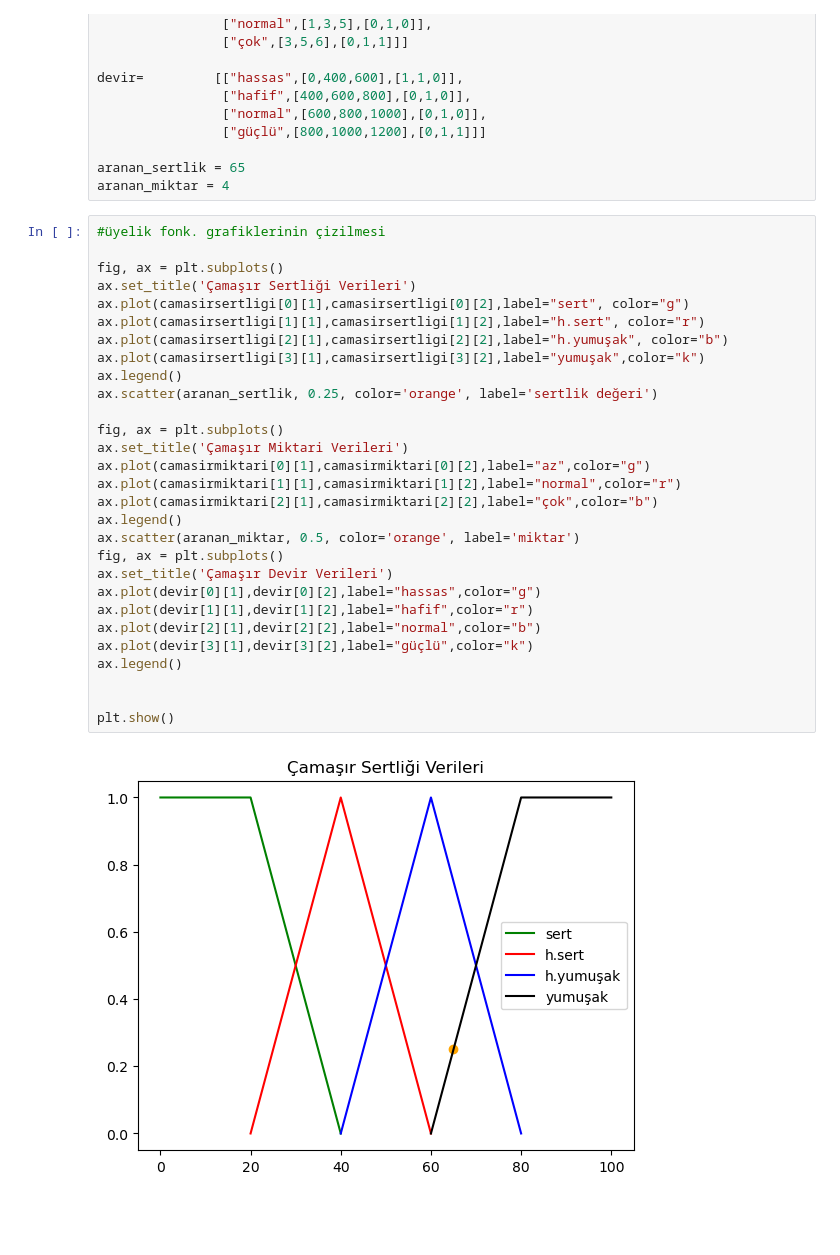
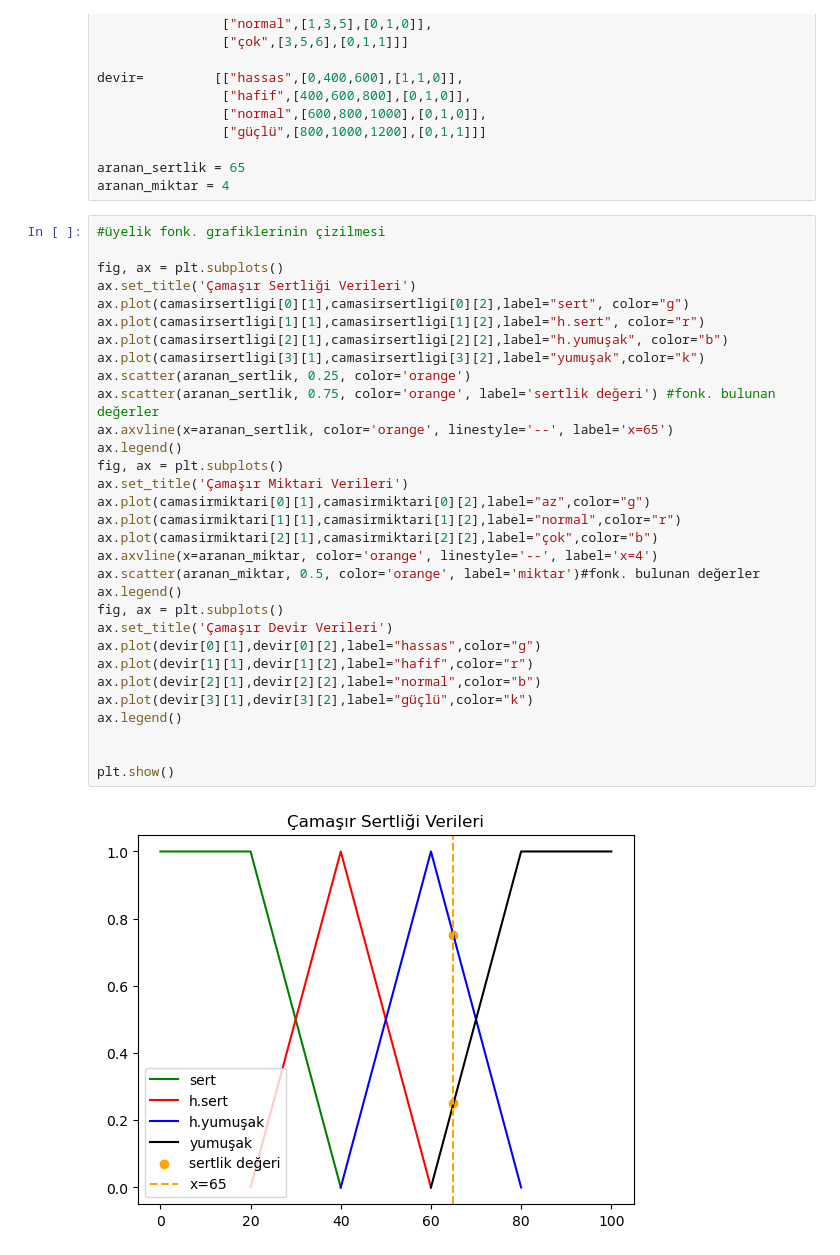
Before and after one commit to yldrmgaye/gayesu, a Jupyter notebook: fuzzylogicexample.ipynb, the cells around one changed output. Saved outputs shown, nothing was run; the diff lists cells and outputs as text; blank space fills up the shorter version.

```diff
--- a/fuzzylogicexample.ipynb
+++ b/fuzzylogicexample.ipynb
@@ -22,31 +22,33 @@ aranan_miktar = 4
 # %%
 #üyelik fonk. grafiklerinin çizilmesi
 
 fig, ax = plt.subplots()
 ax.set_title('Çamaşır Sertliği Verileri')
 ax.plot(camasirsertligi[0][1],camasirsertligi[0][2],label="sert", color="g")
 ax.plot(camasirsertligi[1][1],camasirsertligi[1][2],label="h.sert", color="r")
 ax.plot(camasirsertligi[2][1],camasirsertligi[2][2],label="h.yumuşak", color="b")
 ax.plot(camasirsertligi[3][1],camasirsertligi[3][2],label="yumuşak",color="k")
+ax.scatter(aranan_sertlik, 0.25, color='orange')
+ax.scatter(aranan_sertlik, 0.75, color='orange', label='sertlik değeri') #fonk. bulunan değerler
+ax.axvline(x=aranan_sertlik, color='orange', linestyle='--', label='x=65')
 ax.legend()
-ax.scatter(aranan_sertlik, 0.25, color='orange', label='sertlik değeri')
-
 fig, ax = plt.subplots()
 ax.set_title('Çamaşır Miktari Verileri')
 ax.plot(camasirmiktari[0][1],camasirmiktari[0][2],label="az",color="g")
 ax.plot(camasirmiktari[1][1],camasirmiktari[1][2],label="normal",color="r")
 ax.plot(camasirmiktari[2][1],camasirmiktari[2][2],label="çok",color="b")
+ax.axvline(x=aranan_miktar, color='orange', linestyle='--', label='x=4')
+ax.scatter(aranan_miktar, 0.5, color='orange', label='miktar')#fonk. bulunan değerler
 ax.legend()
-ax.scatter(aranan_miktar, 0.5, color='orange', label='miktar')
 fig, ax = plt.subplots()
 ax.set_title('Çamaşır Devir Verileri')
 ax.plot(devir[0][1],devir[0][2],label="hassas",color="g")
 ax.plot(devir[1][1],devir[1][2],label="hafif",color="r")
 ax.plot(devir[2][1],devir[2][2],label="normal",color="b")
 ax.plot(devir[3][1],devir[3][2],label="güçlü",color="k")
 ax.legend()
 
 
 plt.show()
 # %% [output]
-[figure, old version]
+[figure, new version]
```
Also changed, not shown: parts of 7 cells of this notebook, 1 other file.
